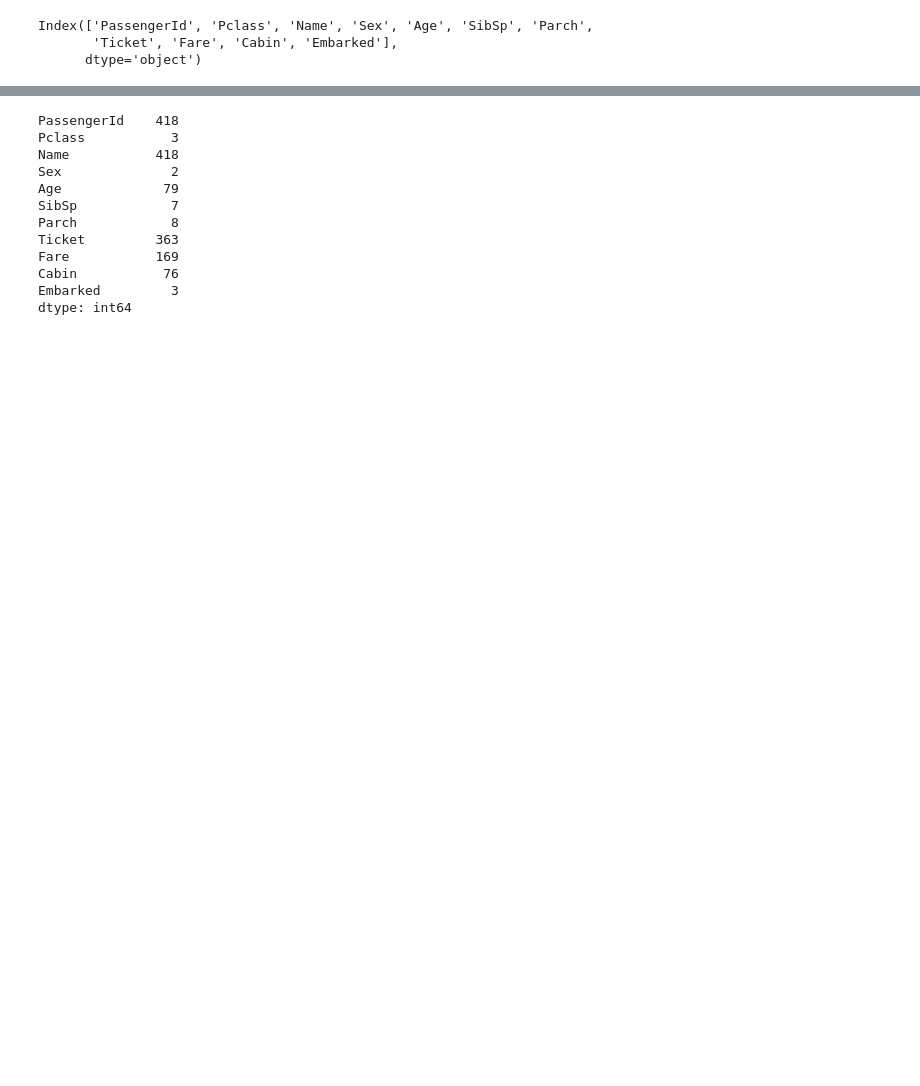
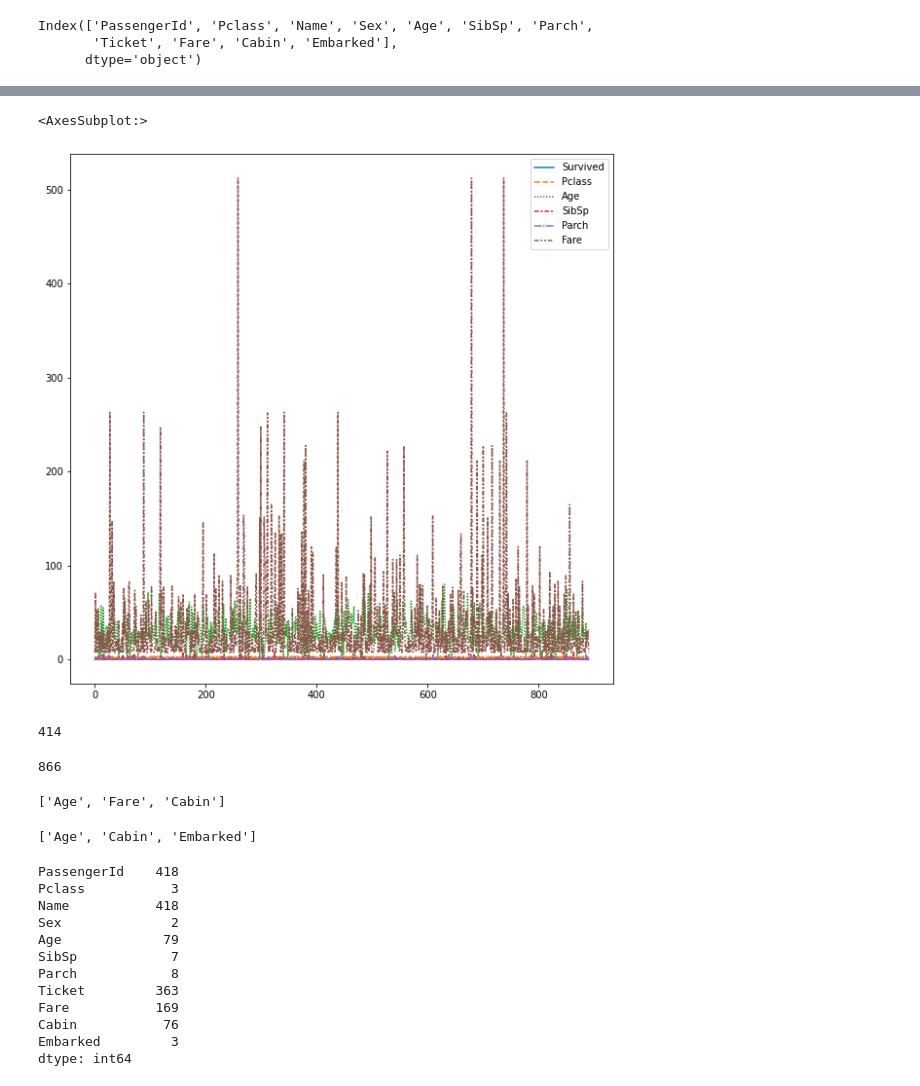
Before and after one commit to DavidMorgan1999/psychic-invention, a Jupyter notebook: titanic-survival-predictions.ipynb, the cells around one changed output, grey strips where cells are left out. Cells and saved outputs as stored; diff of their text form; code cells hidden in the pictures; blank space fills up the shorter version.

```diff
--- a/titanic-survival-predictions.ipynb
+++ b/titanic-survival-predictions.ipynb
@@ -53,3 +78,26 @@ Index(['PassengerId', 'Pclass', 'Name', 'Sex', 'Age', 'SibSp', 'Parch',
+# %%
+graphshow_traindata = train_data.drop(['PassengerId'], axis=1)
+plt.figure(figsize=(10,10))
+sns.lineplot(data=graphshow_traindata)
+# %% [output]
+<AxesSubplot:>
+[figure, added]
+# %%
+test_data.isnull().values.sum()
+# %% [output]
+414
+# %%
+train_data.isnull().values.sum()
+# %% [output]
+866
+# %%
+ test_data.columns[test_data.isna().any()].tolist()
+# %% [output]
+['Age', 'Fare', 'Cabin']
+# %%
+ train_data.columns[train_data.isna().any()].tolist()
+# %% [output]
+['Age', 'Cabin', 'Embarked']
 # %%
 test_data.nunique(axis=0)
 # %% [output]
```
Also changed, not shown: parts of 42 cells of this notebook.
